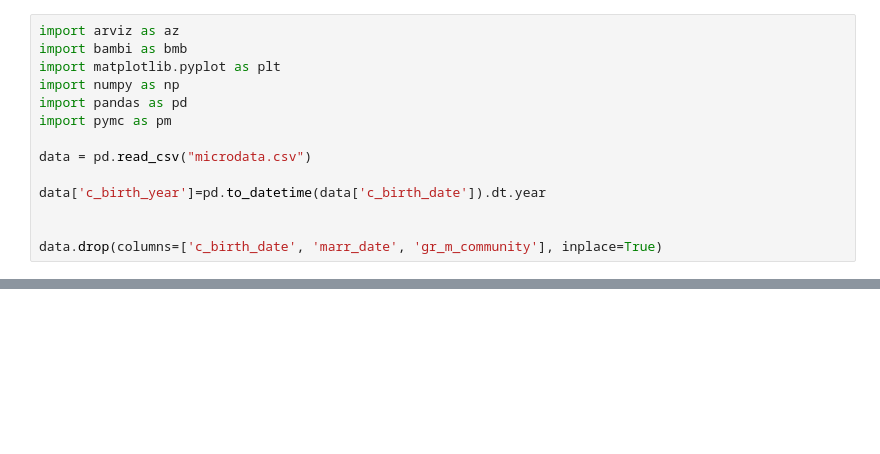
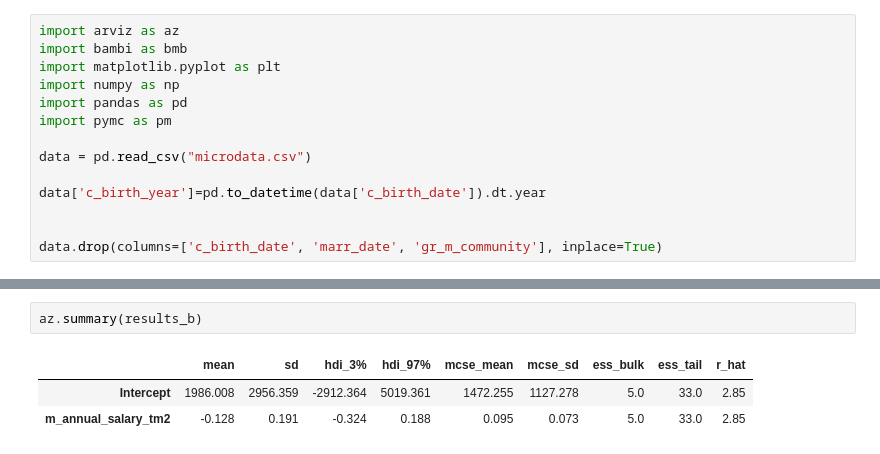
Before and after one commit to johnnymosby/municipalitiesDistances, a Jupyter notebook: bayesianAnalysis/Python/model_with_bambi.ipynb, the cells around one changed output, grey strips where cells are left out. Saved outputs shown, nothing was run; the diff lists cells and outputs as text; blank space fills up the shorter version.

```diff
--- a/bayesianAnalysis/Python/model_with_bambi.ipynb
+++ b/bayesianAnalysis/Python/model_with_bambi.ipynb
@@ -37,0 +110,6 @@ IndexError: tuple index out of range
+# %%
+az.summary(results_b)
+# %% [output]
+|  | mean | sd | hdi_3% | hdi_97% | mcse_mean | mcse_sd | ess_bulk | ess_tail | r_hat |
+| Intercept | 1986.008 | 2956.359 | -2912.364 | 5019.361 | 1472.255 | 1127.278 | 5.0 | 33.0 | 2.85 |
+| m_annual_salary_tm2 | -0.128 | 0.191 | -0.324 | 0.188 | 0.095 | 0.073 | 5.0 | 33.0 | 2.85 |
```
Also changed, not shown: parts of 5 cells of this notebook, 2 other files.
